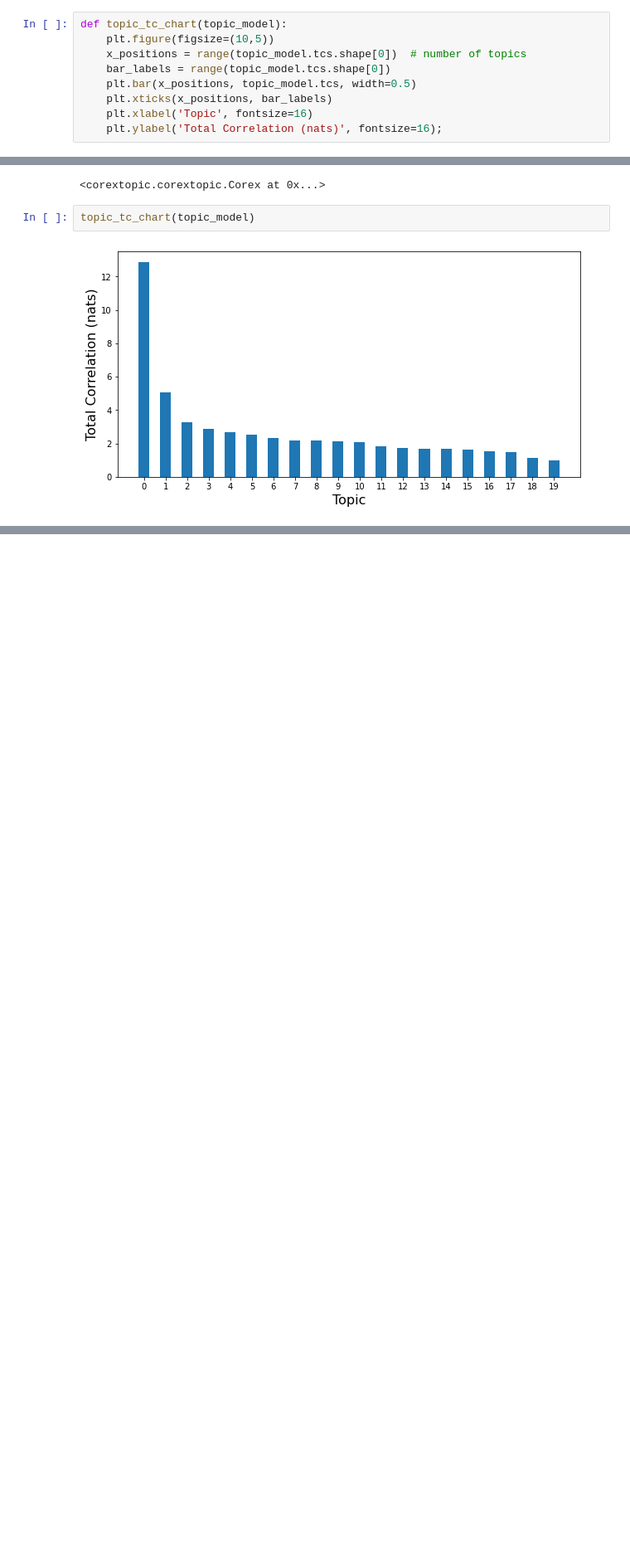
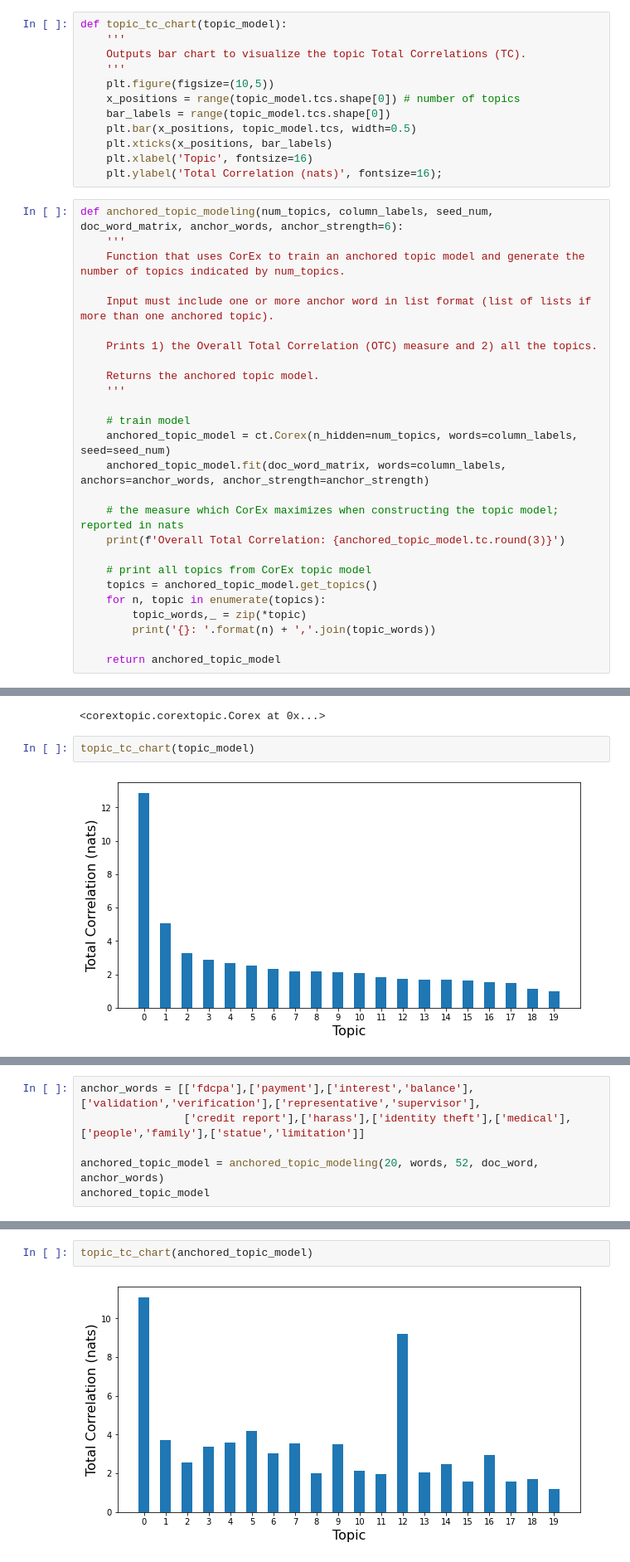
Before and after one commit to fw192020/clairvoyant_clustering, a Jupyter notebook: 2_CorEx.ipynb, the cells around one changed output, grey strips where cells are left out. Shown at 83% size. Cells and saved outputs as stored; diff of their text form; blank space fills up the shorter version.

```diff
--- a/2_CorEx.ipynb
+++ b/2_CorEx.ipynb
@@ -42,13 +79,42 @@ def topic_modeling(num_topics, column_labels, seed_num, doc_word_matrix,):
     return topic_model
 # %%
 def topic_tc_chart(topic_model):
+    '''
+    Outputs bar chart to visualize the topic Total Correlations (TC).
+    '''
     plt.figure(figsize=(10,5))
-    x_positions = range(topic_model.tcs.shape[0])  # number of topics
+    x_positions = range(topic_model.tcs.shape[0]) # number of topics
     bar_labels = range(topic_model.tcs.shape[0])
     plt.bar(x_positions, topic_model.tcs, width=0.5)
     plt.xticks(x_positions, bar_labels)
     plt.xlabel('Topic', fontsize=16)
     plt.ylabel('Total Correlation (nats)', fontsize=16);
+# %%
+def anchored_topic_modeling(num_topics, column_labels, seed_num, doc_word_matrix, anchor_words, anchor_strength=6):
+    '''
+    Function that uses CorEx to train an anchored topic model and generate the number of topics indicated by num_topics.
+
+    Input must include one or more anchor word in list format (list of lists if more than one anchored topic).
+
+    Prints 1) the Overall Total Correlation (OTC) measure and 2) all the topics.
+
+    Returns the anchored topic model.
+    '''
+
+    # train model
+    anchored_topic_model = ct.Corex(n_hidden=num_topics, words=column_labels, seed=seed_num)
+    anchored_topic_model.fit(doc_word_matrix, words=column_labels, anchors=anchor_words, anchor_strength=anchor_strength)
+
+    # the measure which CorEx maximizes when constructing the topic model; reported in nats
+    print(f'Overall Total Correlation: {anchored_topic_model.tc.round(3)}')
+
+    # print all topics from CorEx topic model
+    topics = anchored_topic_model.get_topics()
+    for n, topic in enumerate(topics):
+        topic_words,_ = zip(*topic)
+        print('{}: '.format(n) + ','.join(topic_words))
+
+    return anchored_topic_model
 # %% [markdown]
 ## Load data
 # %%
@@ -104,0 +180,6 @@ topic_tc_chart(topic_model)
+# %%
+anchor_words = [['fdcpa'],['payment'],['interest','balance'],['validation','verification'],['representative','supervisor'],
+                ['credit report'],['harass'],['identity theft'],['medical'],['people','family'],['statue','limitation']]
+
+anchored_topic_model = anchored_topic_modeling(20, words, 52, doc_word, anchor_words)
+anchored_topic_model
@@ -104,0 +205,4 @@ topic_tc_chart(topic_model)
+# %%
+topic_tc_chart(anchored_topic_model)
+# %% [output]
+[figure, added]
```
Also changed, not shown: parts of 16 cells of this notebook, 1 other file.
